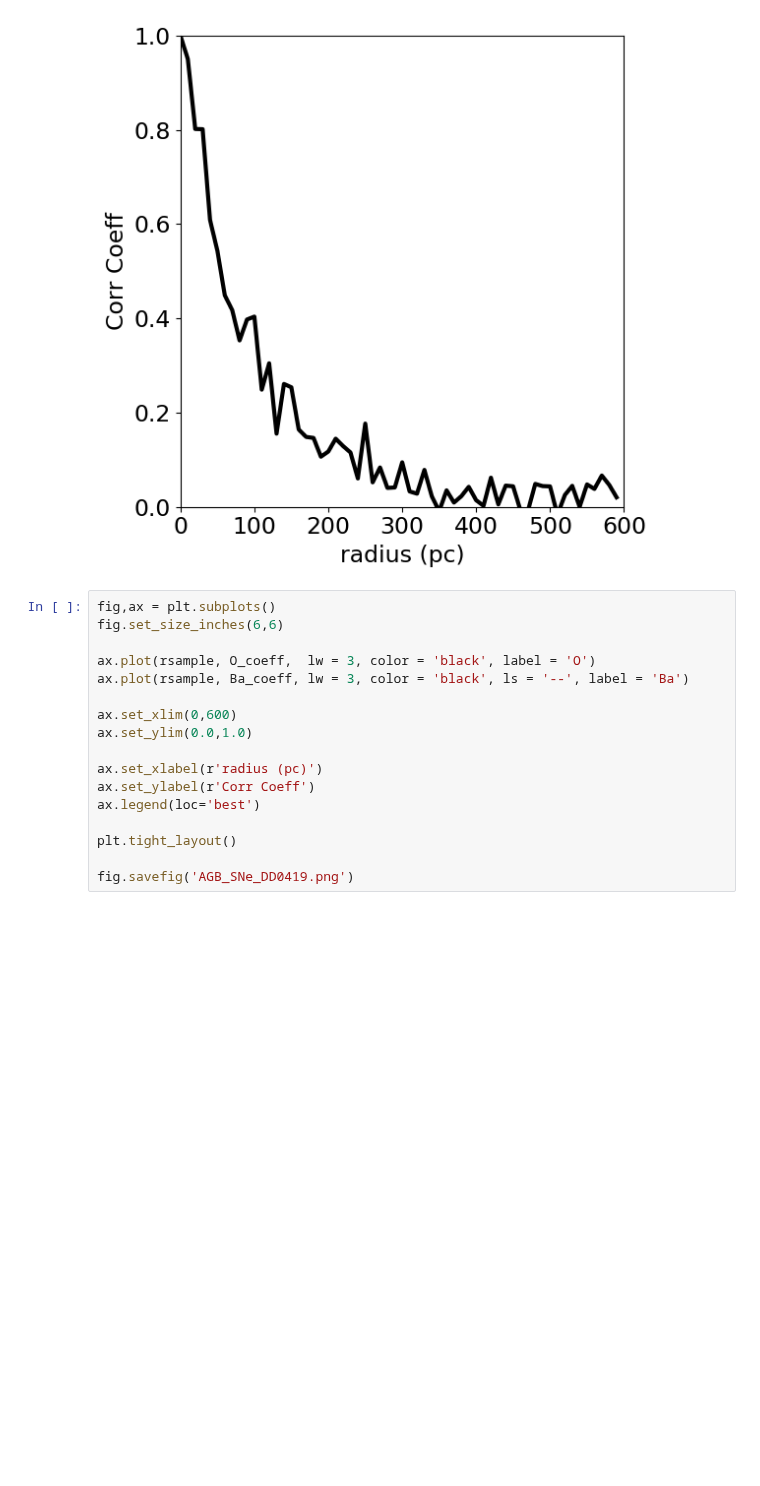
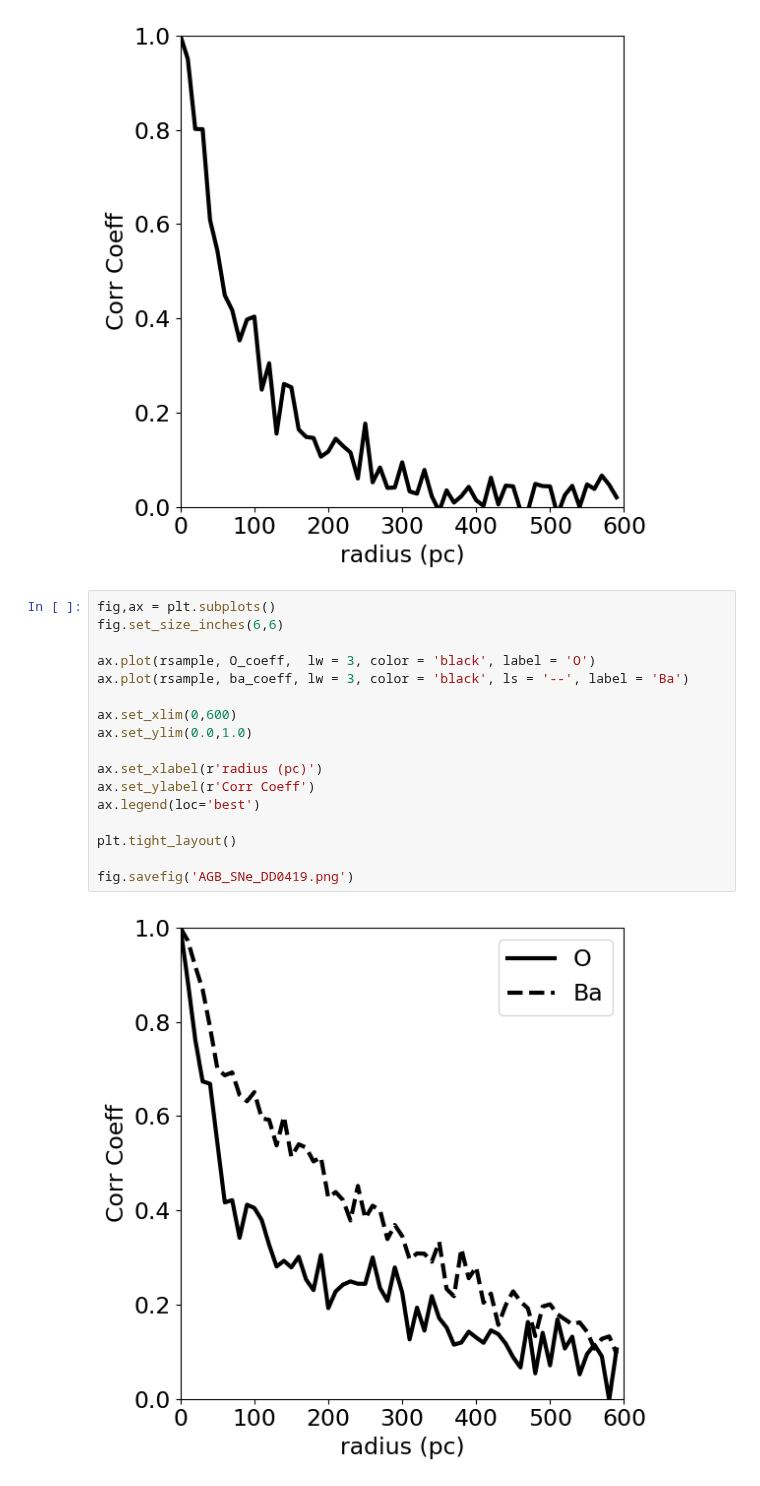
Before and after one commit to aemerick/galaxy_analysis, a Jupyter notebook: notebooks/correlation.ipynb, the cells around one changed output. Saved outputs shown, nothing was run; the diff lists cells and outputs as text; blank space fills up the shorter version.

```diff
--- a/notebooks/correlation.ipynb
+++ b/notebooks/correlation.ipynb
@@ -158,17 +155,19 @@ fig.savefig('AGB_corr_DD0500.png')
 # %%
 fig,ax = plt.subplots()
 fig.set_size_inches(6,6)
 
 ax.plot(rsample, O_coeff,  lw = 3, color = 'black', label = 'O')
-ax.plot(rsample, Ba_coeff, lw = 3, color = 'black', ls = '--', label = 'Ba')
+ax.plot(rsample, ba_coeff, lw = 3, color = 'black', ls = '--', label = 'Ba')
 
 ax.set_xlim(0,600)
 ax.set_ylim(0.0,1.0)
 
 ax.set_xlabel(r'radius (pc)')
 ax.set_ylabel(r'Corr Coeff')
 ax.legend(loc='best')
 
 plt.tight_layout()
 
 fig.savefig('AGB_SNe_DD0419.png')
+# %% [output]
+[figure, added]
```
Also changed, not shown: parts of 3 cells of this notebook.
